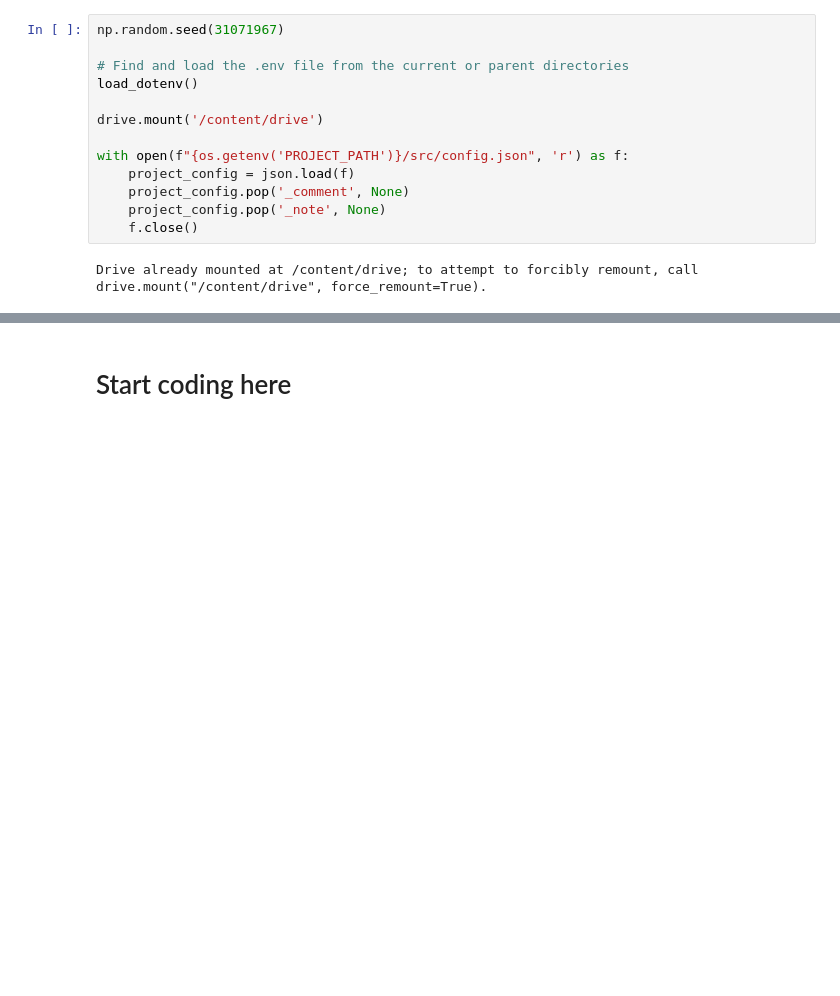
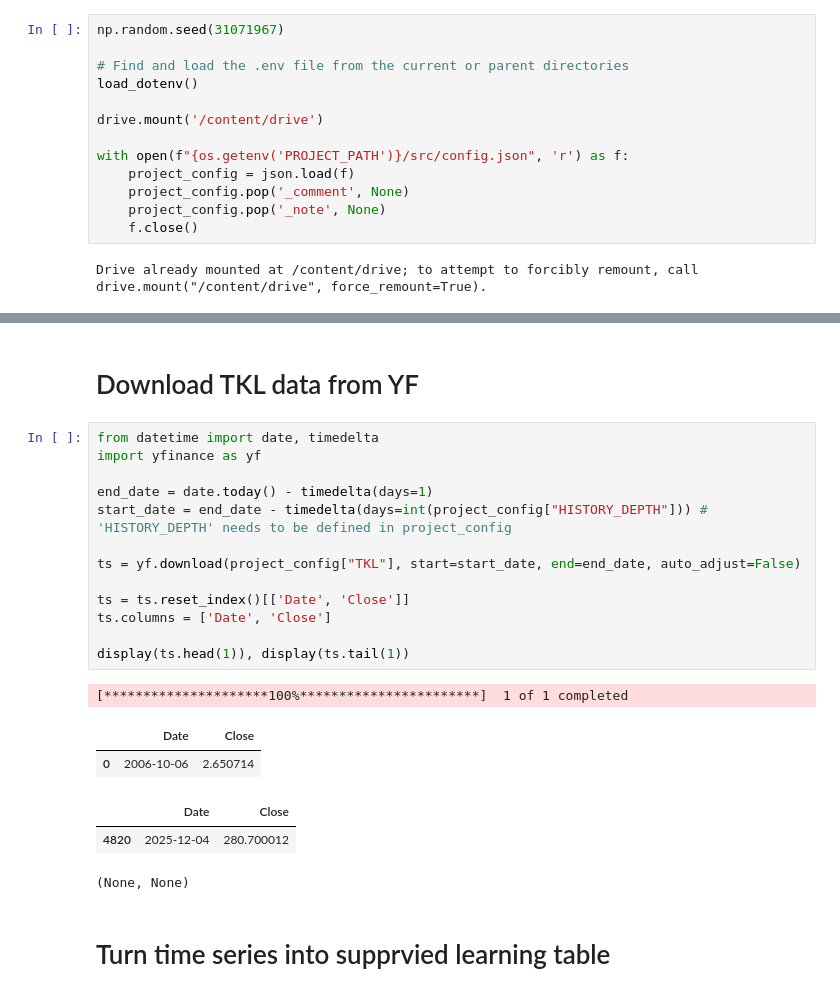
Before and after one commit to GuyRayOv/Stocks, a Jupyter notebook: notebooks/1stocks_dataprep_xgb.ipynb, the cells around one changed output, grey strips where cells are left out. Drawn from its saved outputs; the diff is of its cells as text; blank space fills up the shorter version.

```diff
--- a/notebooks/1stocks_dataprep_xgb.ipynb
+++ b/notebooks/1stocks_dataprep_xgb.ipynb
@@ -41,2 +41,24 @@ project_config["TKL"]
-# %% [markdown]
-# Start coding here
+# %% [markdown]
+# Download TKL data from YF
+# %%
+from datetime import date, timedelta
+import yfinance as yf
+
+end_date = date.today() - timedelta(days=1)
+start_date = end_date - timedelta(days=int(project_config["HISTORY_DEPTH"])) # 'HISTORY_DEPTH' needs to be defined in project_config
+
+ts = yf.download(project_config["TKL"], start=start_date, end=end_date, auto_adjust=False)
+
+ts = ts.reset_index()[['Date', 'Close']]
+ts.columns = ['Date', 'Close']
+
+display(ts.head(1)), display(ts.tail(1))
+# %% [output]
+[*********************100%***********************]  1 of 1 completed
+|  | Date | Close |
+| 0 | 2006-10-06 | 2.650714 |
+|  | Date | Close |
+| 4820 | 2025-12-04 | 280.700012 |
+(None, None)
+# %% [markdown]
+# Turn time series into supprvied learning table
```
Also changed, not shown: parts of 13 cells of this notebook.
